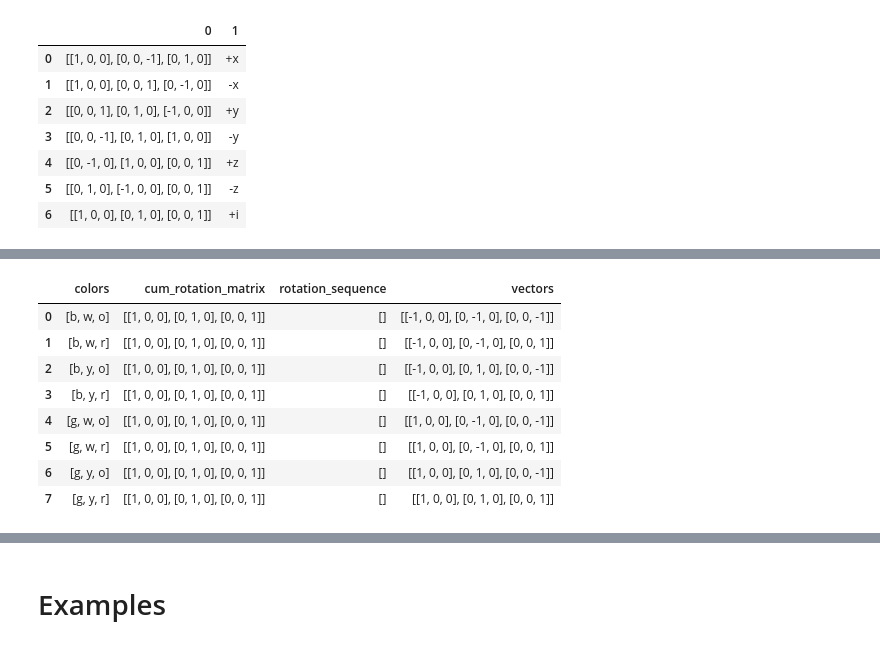
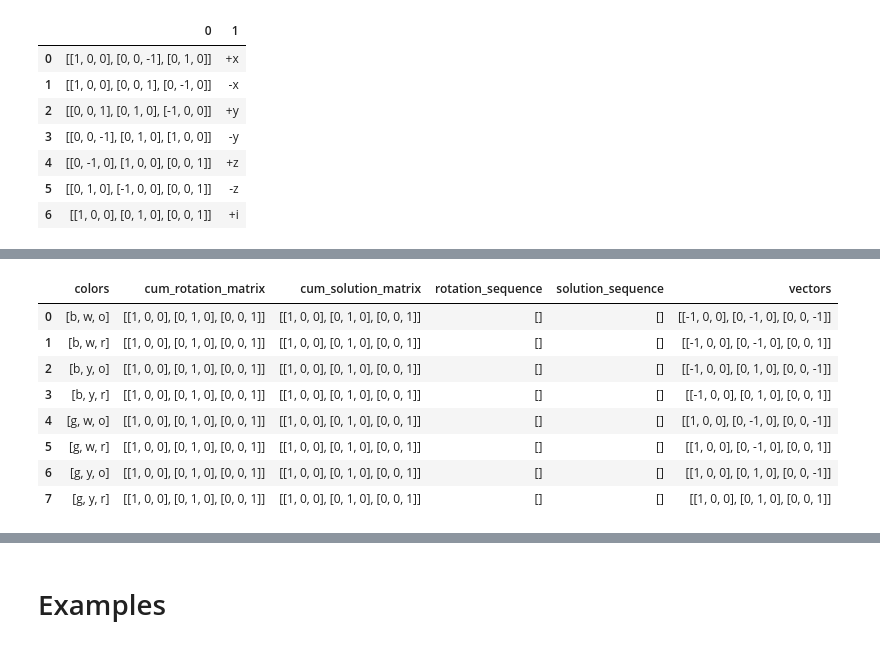
Before and after one commit to brickinedifice/rubiks_cube, a Jupyter notebook: rubiks_v1.ipynb, the cells around one changed output, grey strips where cells are left out. Drawn from its saved outputs; the diff is of its cells as text; code cells hidden in the pictures.

Commit message:
going to change the structure of the combinations data structure

```diff
--- a/rubiks_v1.ipynb
+++ b/rubiks_v1.ipynb
@@ -156,11 +157,17 @@ def reset():
                 [0, 0, 1],
             ],
             'rotation_sequence':[],
+
+            'cum_solution_matrix':[
+                [1, 0, 0],
+                [0, 1, 0],
+                [0, 0, 1],
+            ],
+
+            'solution_sequence':[],
         }]
 
     return cubes
-# %%
-cubes = reset()
 # %%
 def char_to_num(x):
 
@@ -294,22 +301,22 @@ def rotate_by_axis(*args, cubes, dimension, num_of_rotations, **kwargs):
 
     return cubes
 # %%
-cubes = reset()
+test_cubes = reset()
 
 original_cubes = reset()
 # %%
-show_cube(cubes=cubes); pd.DataFrame(cubes)
+show_cube(cubes=test_cubes); pd.DataFrame(test_cubes)
 # %% [output]
 [interactive output not drawn]
-|  | colors | cum_rotation_matrix | rotation_sequence | vectors |
-| 0 | [b, w, o] | [[1, 0, 0], [0, 1, 0], [0, 0, 1]] | [] | [[-1, 0, 0], [0, -1, 0], [0, 0, -1]] |
-| 1 | [b, w, r] | [[1, 0, 0], [0, 1, 0], [0, 0, 1]] | [] | [[-1, 0, 0], [0, -1, 0], [0, 0, 1]] |
-| 2 | [b, y, o] | [[1, 0, 0], [0, 1, 0], [0, 0, 1]] | [] | [[-1, 0, 0], [0, 1, 0], [0, 0, -1]] |
-| 3 | [b, y, r] | [[1, 0, 0], [0, 1, 0], [0, 0, 1]] | [] | [[-1, 0, 0], [0, 1, 0], [0, 0, 1]] |
-| 4 | [g, w, o] | [[1, 0, 0], [0, 1, 0], [0, 0, 1]] | [] | [[1, 0, 0], [0, -1, 0], [0, 0, -1]] |
-| 5 | [g, w, r] | [[1, 0, 0], [0, 1, 0], [0, 0, 1]] | [] | [[1, 0, 0], [0, -1, 0], [0, 0, 1]] |
-| 6 | [g, y, o] | [[1, 0, 0], [0, 1, 0], [0, 0, 1]] | [] | [[1, 0, 0], [0, 1, 0], [0, 0, -1]] |
-| 7 | [g, y, r] | [[1, 0, 0], [0, 1, 0], [0, 0, 1]] | [] | [[1, 0, 0], [0, 1, 0], [0, 0, 1]] |
+|  | colors | cum_rotation_matrix | cum_solution_matrix | rotation_sequence | solution_sequence | vectors |
+| 0 | [b, w, o] | [[1, 0, 0], [0, 1, 0], [0, 0, 1]] | [[1, 0, 0], [0, 1, 0], [0, 0, 1]] | [] | [] | [[-1, 0, 0], [0, -1, 0], [0, 0, -1]] |
+| 1 | [b, w, r] | [[1, 0, 0], [0, 1, 0], [0, 0, 1]] | [[1, 0, 0], [0, 1, 0], [0, 0, 1]] | [] | [] | [[-1, 0, 0], [0, -1, 0], [0, 0, 1]] |
+| 2 | [b, y, o] | [[1, 0, 0], [0, 1, 0], [0, 0, 1]] | [[1, 0, 0], [0, 1, 0], [0, 0, 1]] | [] | [] | [[-1, 0, 0], [0, 1, 0], [0, 0, -1]] |
+| 3 | [b, y, r] | [[1, 0, 0], [0, 1, 0], [0, 0, 1]] | [[1, 0, 0], [0, 1, 0], [0, 0, 1]] | [] | [] | [[-1, 0, 0], [0, 1, 0], [0, 0, 1]] |
+| 4 | [g, w, o] | [[1, 0, 0], [0, 1, 0], [0, 0, 1]] | [[1, 0, 0], [0, 1, 0], [0, 0, 1]] | [] | [] | [[1, 0, 0], [0, -1, 0], [0, 0, -1]] |
+| 5 | [g, w, r] | [[1, 0, 0], [0, 1, 0], [0, 0, 1]] | [[1, 0, 0], [0, 1, 0], [0, 0, 1]] | [] | [] | [[1, 0, 0], [0, -1, 0], [0, 0, 1]] |
+| 6 | [g, y, o] | [[1, 0, 0], [0, 1, 0], [0, 0, 1]] | [[1, 0, 0], [0, 1, 0], [0, 0, 1]] | [] | [] | [[1, 0, 0], [0, 1, 0], [0, 0, -1]] |
+| 7 | [g, y, r] | [[1, 0, 0], [0, 1, 0], [0, 0, 1]] | [[1, 0, 0], [0, 1, 0], [0, 0, 1]] | [] | [] | [[1, 0, 0], [0, 1, 0], [0, 0, 1]] |
 # %%
 #rotations = list(map(lambda x: ['x', 'y', 'z'][x], np.random.randint(low=0, high=3, size=10).tolist()))
 
```
Also changed, not shown: parts of 30 cells of this notebook.
